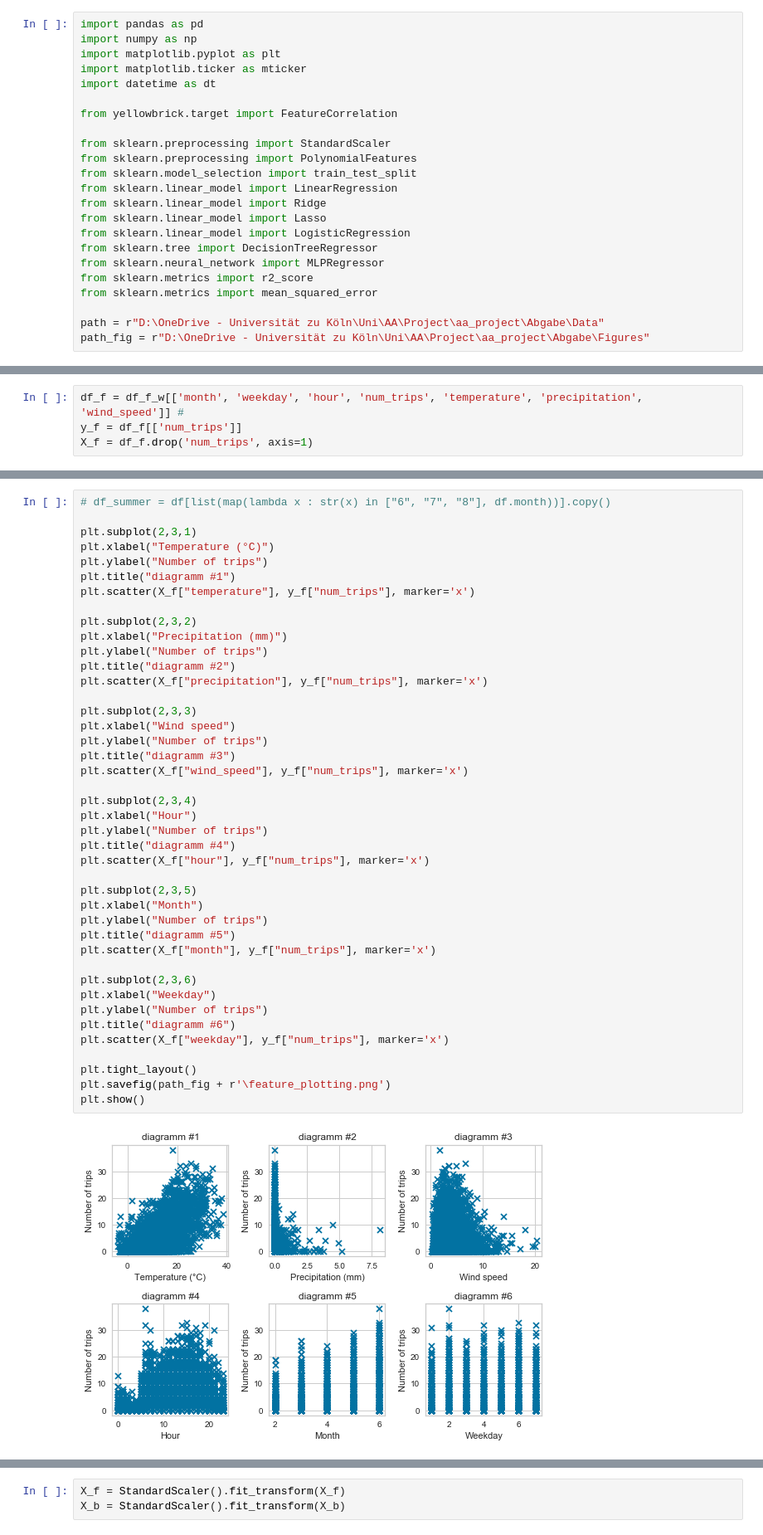
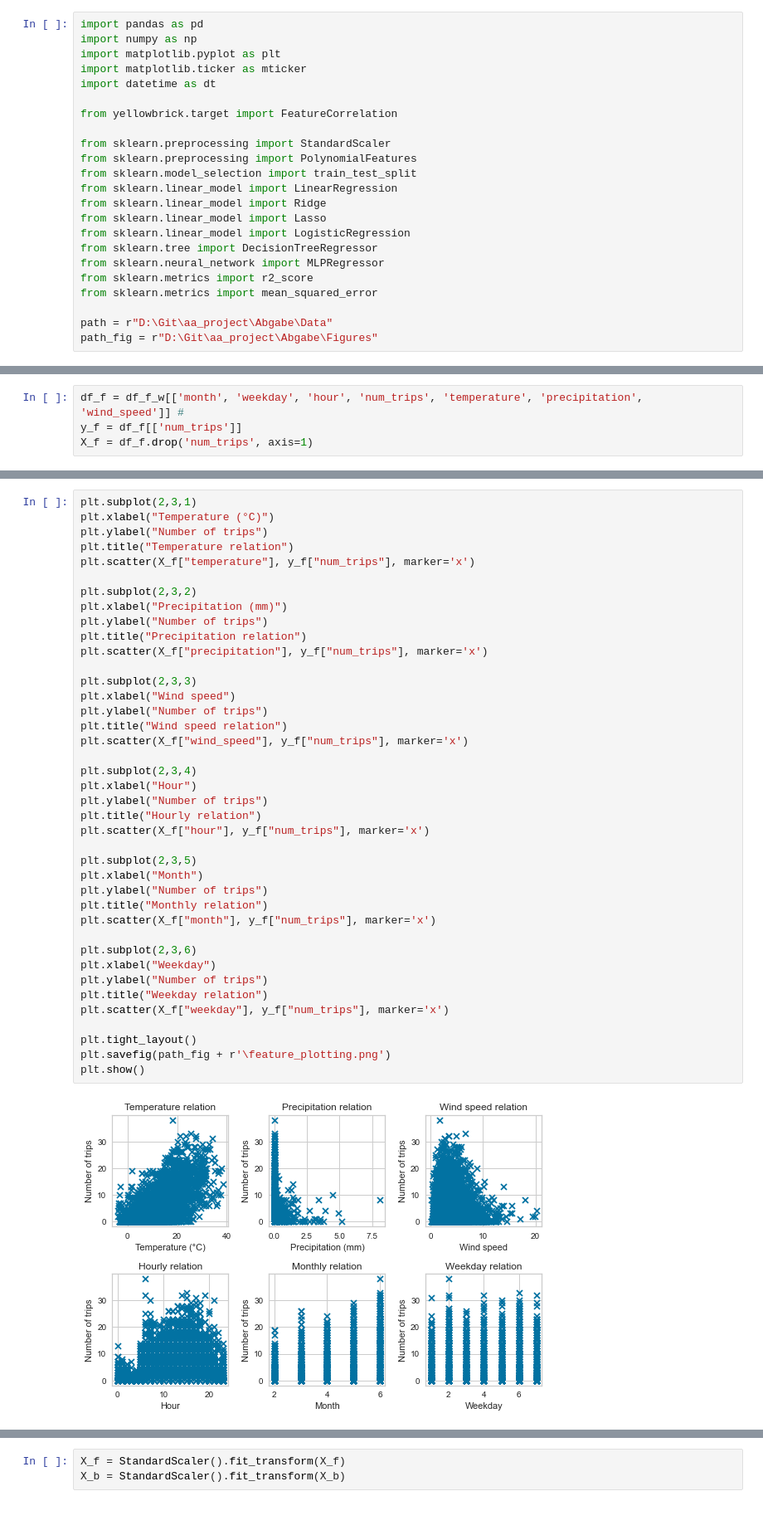
Before and after one commit to lesar64/aa_project, a Jupyter notebook: Abgabe/part_4_predictive_analysis.ipynb, the cells around one changed output, grey strips where cells are left out. Shown at 83% size. Drawn from its saved outputs; the diff is of its cells as text.

```diff
--- a/Abgabe/part_4_predictive_analysis.ipynb
+++ b/Abgabe/part_4_predictive_analysis.ipynb
@@ -24,5 +24,5 @@ from sklearn.neural_network import MLPRegressor
 from sklearn.metrics import r2_score
 from sklearn.metrics import mean_squared_error
 
-path = r"D:\OneDrive - Universität zu Köln\Uni\AA\Project\aa_project\Abgabe\Data"
-path_fig = r"D:\OneDrive - Universität zu Köln\Uni\AA\Project\aa_project\Abgabe\Figures"
+path = r"D:\Git\aa_project\Abgabe\Data"
+path_fig = r"D:\Git\aa_project\Abgabe\Figures"
@@ -87,44 +90,42 @@ To get a better feel
 # %%
-# df_summer = df[list(map(lambda x : str(x) in ["6", "7", "8"], df.month))].copy()
-
 plt.subplot(2,3,1)
 plt.xlabel("Temperature (°C)")
 plt.ylabel("Number of trips")
-plt.title("diagramm #1")
+plt.title("Temperature relation")
 plt.scatter(X_f["temperature"], y_f["num_trips"], marker='x')
 
 plt.subplot(2,3,2)
 plt.xlabel("Precipitation (mm)")
 plt.ylabel("Number of trips")
-plt.title("diagramm #2")
+plt.title("Precipitation relation")
 plt.scatter(X_f["precipitation"], y_f["num_trips"], marker='x')
 
 plt.subplot(2,3,3)
 plt.xlabel("Wind speed")
 plt.ylabel("Number of trips")
-plt.title("diagramm #3")
+plt.title("Wind speed relation")
 plt.scatter(X_f["wind_speed"], y_f["num_trips"], marker='x')
 
 plt.subplot(2,3,4)
 plt.xlabel("Hour")
 plt.ylabel("Number of trips")
-plt.title("diagramm #4")
+plt.title("Hourly relation")
 plt.scatter(X_f["hour"], y_f["num_trips"], marker='x')
 
 plt.subplot(2,3,5)
 plt.xlabel("Month")
 plt.ylabel("Number of trips")
-plt.title("diagramm #5")
+plt.title("Monthly relation")
 plt.scatter(X_f["month"], y_f["num_trips"], marker='x')
 
 plt.subplot(2,3,6)
 plt.xlabel("Weekday")
 plt.ylabel("Number of trips")
-plt.title("diagramm #6")
+plt.title("Weekday relation")
 plt.scatter(X_f["weekday"], y_f["num_trips"], marker='x')
 
 plt.tight_layout()
 plt.savefig(path_fig + r'\feature_plotting.png')
 plt.show()
 # %% [output]
-[figure, old version]
+[figure, new version]
```
Also changed, not shown: parts of 39 cells of this notebook, 4 other files.
